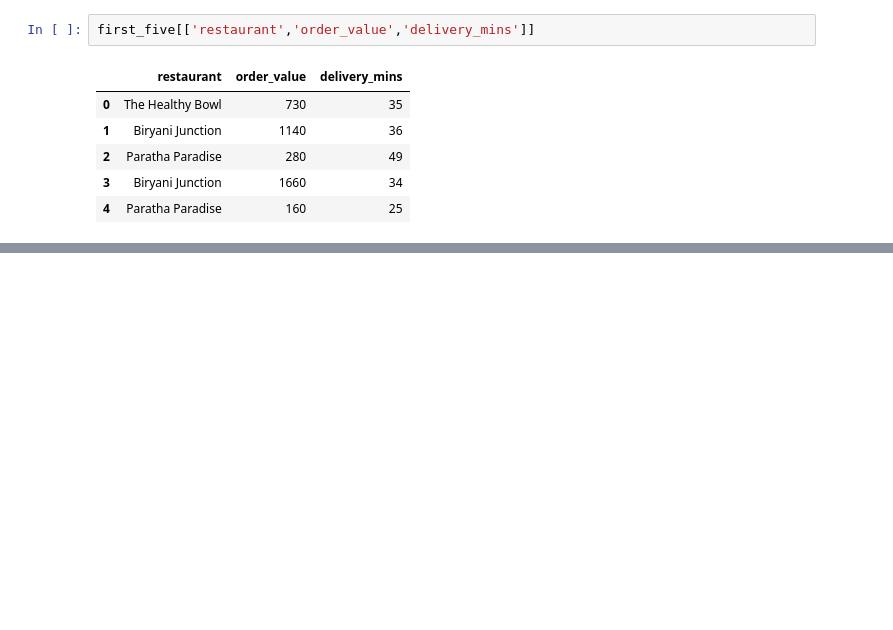
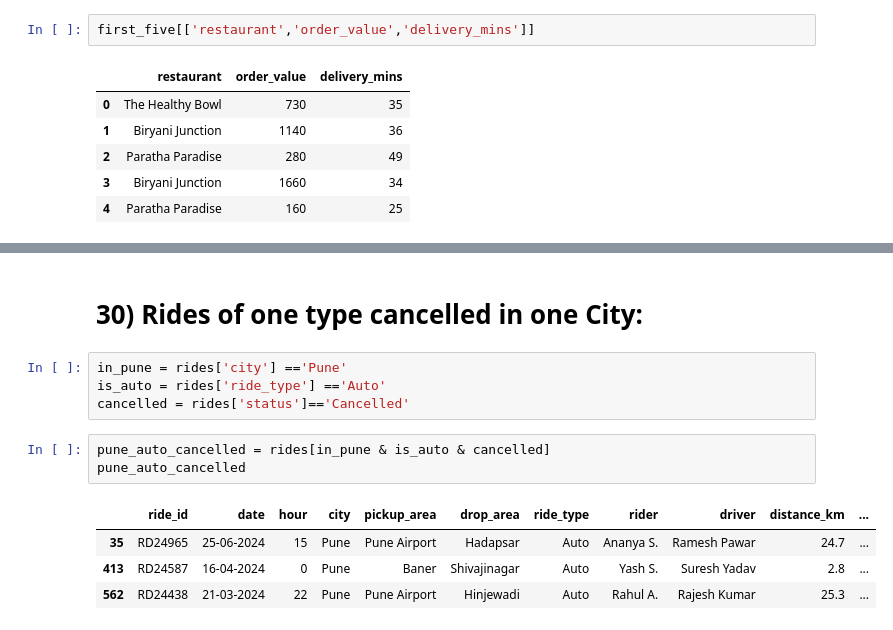
Before and after one commit to singh-amit-45/Data-Science, a Jupyter notebook: Libraries/Pandas/Pandas_DataFrame/DataFrame.ipynb, the cells around one changed output, grey strips where cells are left out. Cells and saved outputs as stored; diff of their text form; blank space fills up the shorter version.

```diff
--- a/Libraries/Pandas/Pandas_DataFrame/DataFrame.ipynb
+++ b/Libraries/Pandas/Pandas_DataFrame/DataFrame.ipynb
@@ -666,0 +859,14 @@ first_five[['restaurant','order_value','delivery_mins']]
+# %% [markdown]
+# 30) Rides of one type cancelled in one City:
+# %%
+in_pune = rides['city'] =='Pune'
+is_auto = rides['ride_type'] =='Auto'
+cancelled = rides['status']=='Cancelled'
+# %%
+pune_auto_cancelled = rides[in_pune & is_auto & cancelled]
+pune_auto_cancelled
+# %% [output]
+|  | ride_id | date | hour | city | pickup_area | drop_area | ride_type | rider | driver | distance_km | ... |
+| 35 | RD24965 | 25-06-2024 | 15 | Pune | Pune Airport | Hadapsar | Auto | Ananya S. | Ramesh Pawar | 24.7 | ... |
+| 413 | RD24587 | 16-04-2024 | 0 | Pune | Baner | Shivajinagar | Auto | Yash S. | Suresh Yadav | 2.8 | ... |
+| 562 | RD24438 | 21-03-2024 | 22 | Pune | Pune Airport | Hinjewadi | Auto | Rahul A. | Rajesh Kumar | 25.3 | ... |
```
Also changed, not shown: parts of 35 cells of this notebook.
